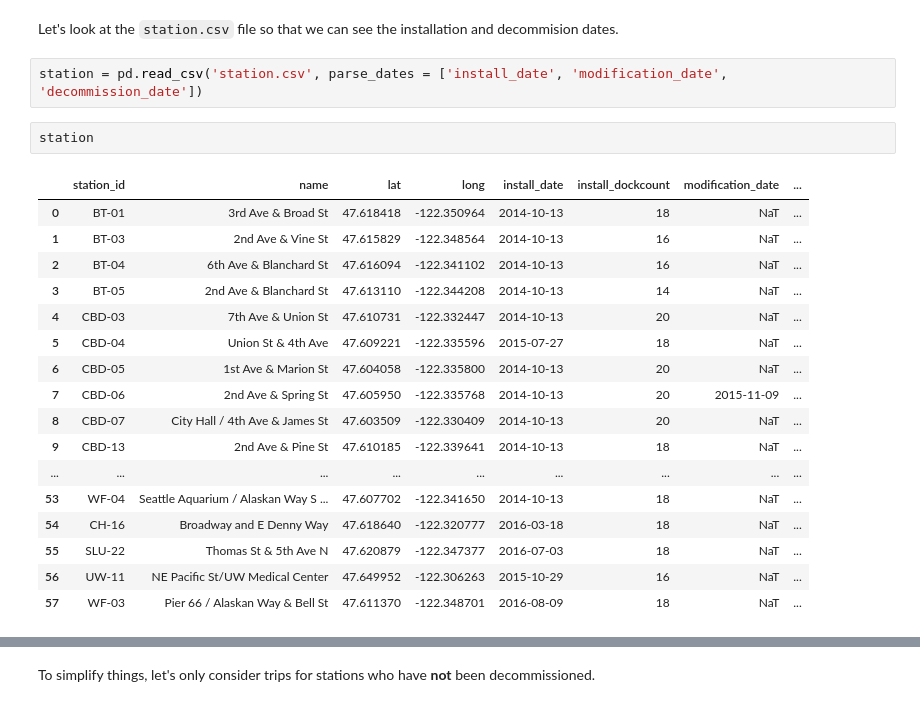
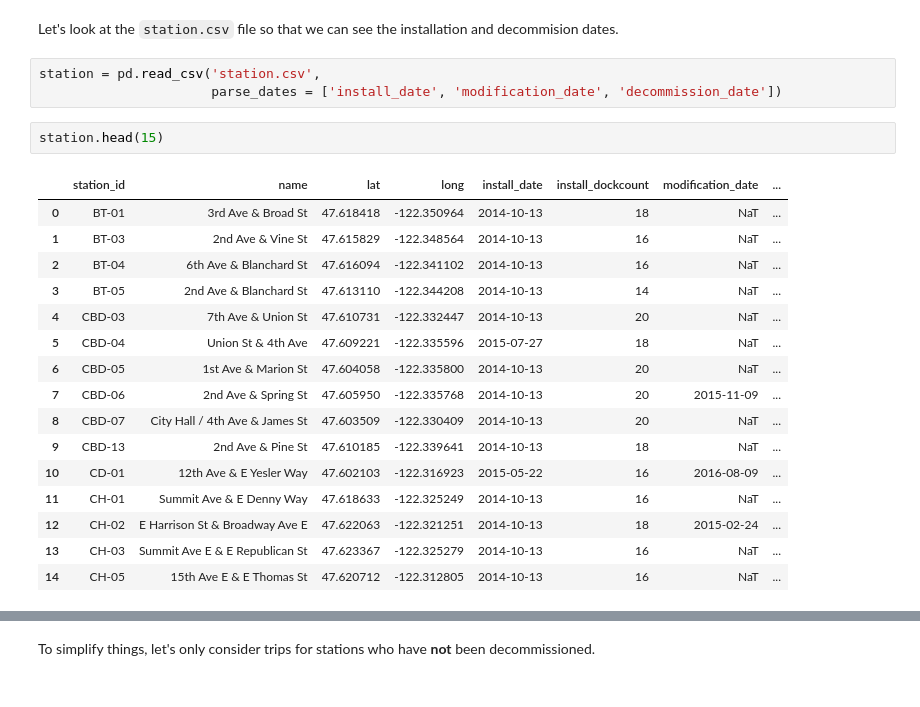
Before and after one commit to misken/daily-averages, a Jupyter notebook: daily_averages_cycleshare_part2.ipynb, the cells around one changed output, grey strips where cells are left out. Cells and saved outputs as stored; diff of their text form.

```diff
--- a/daily_averages_cycleshare_part2.ipynb
+++ b/daily_averages_cycleshare_part2.ipynb
@@ -74,24 +75,24 @@ trip.groupby('from_station_id')['starttime'].aggregate(['min', 'max'])
 # %% [markdown]
 Let's look at the `station.csv` file so that we can see the installation and decommision dates.
 # %%
-station = pd.read_csv('station.csv', parse_dates = ['install_date', 'modification_date', 'decommission_date'])
+station = pd.read_csv('station.csv',
+                      parse_dates = ['install_date', 'modification_date', 'decommission_date'])
 # %%
-station
+station.head(15)
 # %% [output]
 |  | station_id | name | lat | long | install_date | install_dockcount | modification_date | ... |
 | 0 | BT-01 | 3rd Ave & Broad St | 47.618418 | -122.350964 | 2014-10-13 | 18 | NaT | ... |
 | 1 | BT-03 | 2nd Ave & Vine St | 47.615829 | -122.348564 | 2014-10-13 | 16 | NaT | ... |
 | 2 | BT-04 | 6th Ave & Blanchard St | 47.616094 | -122.341102 | 2014-10-13 | 16 | NaT | ... |
 | 3 | BT-05 | 2nd Ave & Blanchard St | 47.613110 | -122.344208 | 2014-10-13 | 14 | NaT | ... |
 | 4 | CBD-03 | 7th Ave & Union St | 47.610731 | -122.332447 | 2014-10-13 | 20 | NaT | ... |
 | 5 | CBD-04 | Union St & 4th Ave | 47.609221 | -122.335596 | 2015-07-27 | 18 | NaT | ... |
 | 6 | CBD-05 | 1st Ave & Marion St | 47.604058 | -122.335800 | 2014-10-13 | 20 | NaT | ... |
 | 7 | CBD-06 | 2nd Ave & Spring St | 47.605950 | -122.335768 | 2014-10-13 | 20 | 2015-11-09 | ... |
 | 8 | CBD-07 | City Hall / 4th Ave & James St | 47.603509 | -122.330409 | 2014-10-13 | 20 | NaT | ... |
 | 9 | CBD-13 | 2nd Ave & Pine St | 47.610185 | -122.339641 | 2014-10-13 | 18 | NaT | ... |
-| ... | ... | ... | ... | ... | ... | ... | ... | ... |
-| 53 | WF-04 | Seattle Aquarium / Alaskan Way S ... | 47.607702 | -122.341650 | 2014-10-13 | 18 | NaT | ... |
-| 54 | CH-16 | Broadway and E Denny Way | 47.618640 | -122.320777 | 2016-03-18 | 18 | NaT | ... |
-| 55 | SLU-22 | Thomas St & 5th Ave N | 47.620879 | -122.347377 | 2016-07-03 | 18 | NaT | ... |
-| 56 | UW-11 | NE Pacific St/UW Medical Center | 47.649952 | -122.306263 | 2015-10-29 | 16 | NaT | ... |
-| 57 | WF-03 | Pier 66 / Alaskan Way & Bell St | 47.611370 | -122.348701 | 2016-08-09 | 18 | NaT | ... |
+| 10 | CD-01 | 12th Ave & E Yesler Way | 47.602103 | -122.316923 | 2015-05-22 | 16 | 2016-08-09 | ... |
+| 11 | CH-01 | Summit Ave & E Denny Way | 47.618633 | -122.325249 | 2014-10-13 | 16 | NaT | ... |
+| 12 | CH-02 | E Harrison St & Broadway Ave E | 47.622063 | -122.321251 | 2014-10-13 | 18 | 2015-02-24 | ... |
+| 13 | CH-03 | Summit Ave E & E Republican St | 47.623367 | -122.325279 | 2014-10-13 | 16 | NaT | ... |
+| 14 | CH-05 | 15th Ave E & E Thomas St | 47.620712 | -122.312805 | 2014-10-13 | 16 | NaT | ... |
```
Also changed, not shown: parts of 50 cells of this notebook.
